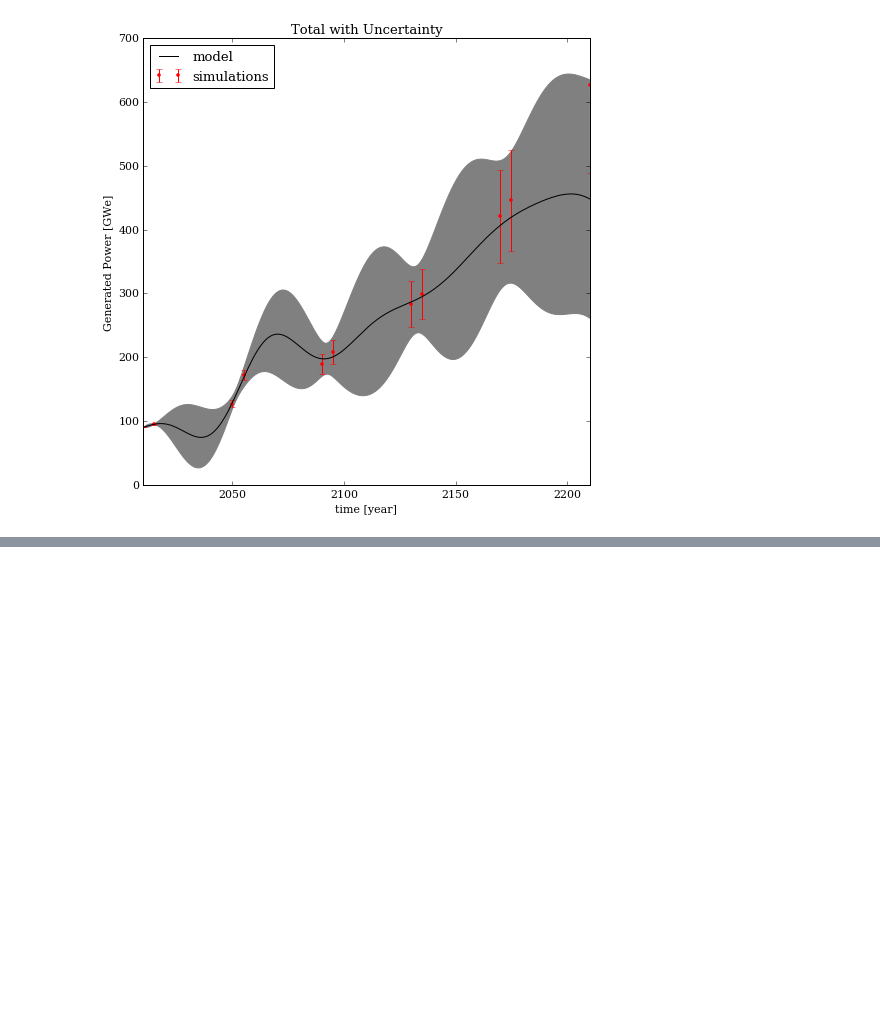
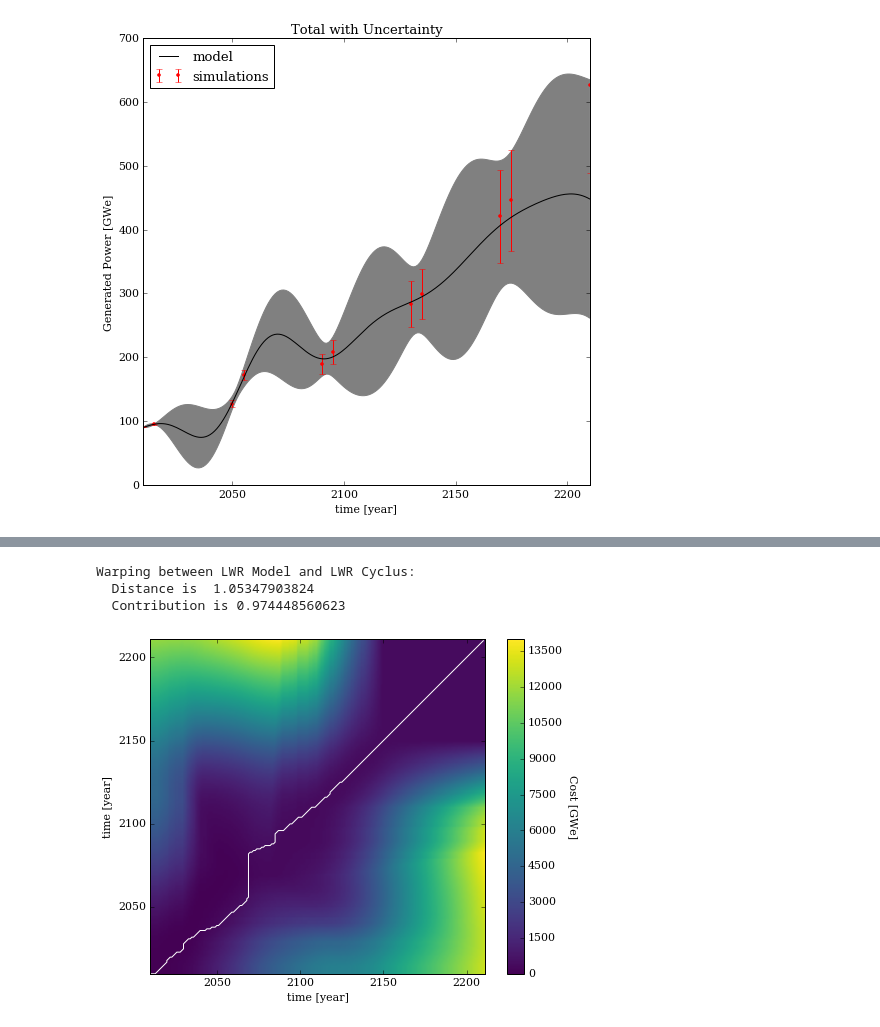
Before and after one commit to scopatz/fc-bench-method, a Jupyter notebook: methodology.ipynb, the cells around one changed output, grey strips where cells are left out. Drawn from its saved outputs; the diff is of its cells as text; code cells hidden in the pictures; blank space fills up the shorter version.

```diff
--- a/methodology.ipynb
+++ b/methodology.ipynb
@@ -231,0 +285,8 @@ Now that we have the Gaussian process models, let's compute the MFCCs so that we
+# %%
+dist, cost, path = dtw.dtw(gwe_lwr_mu[:,np.newaxis], gwe_lwr_sim1[:,np.newaxis])
+cont, cont_t = display_dwt(gwe_lwr_mu, dist, cost, path, 'LWR Model', 'LWR Cyclus')
+# %% [output]
+Warping between LWR Model and LWR Cyclus:
+  Distance is  1.05347903824
+  Contribution is 0.974448560623
+[figure, added]
```
Also changed, not shown: parts of 38 cells of this notebook, 26 other files.
